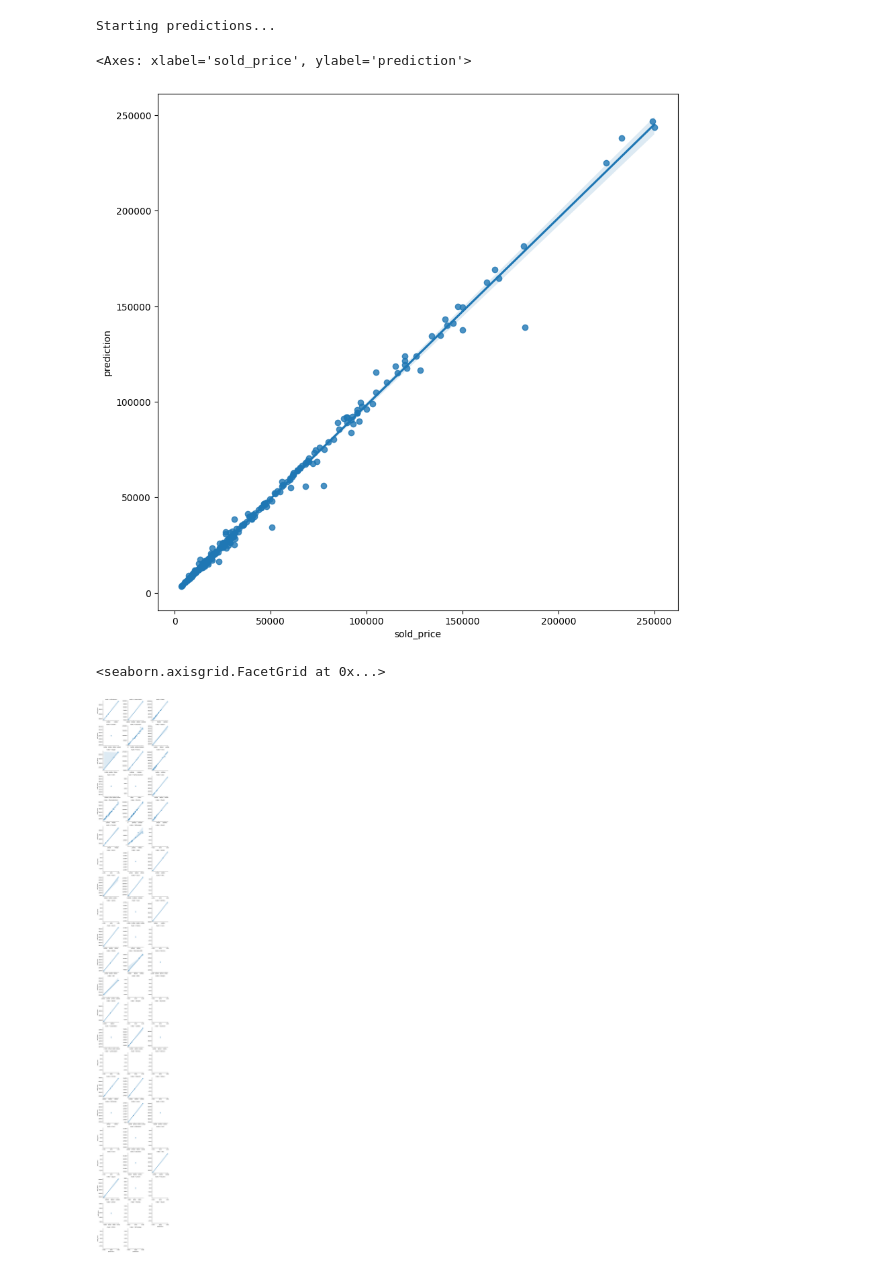
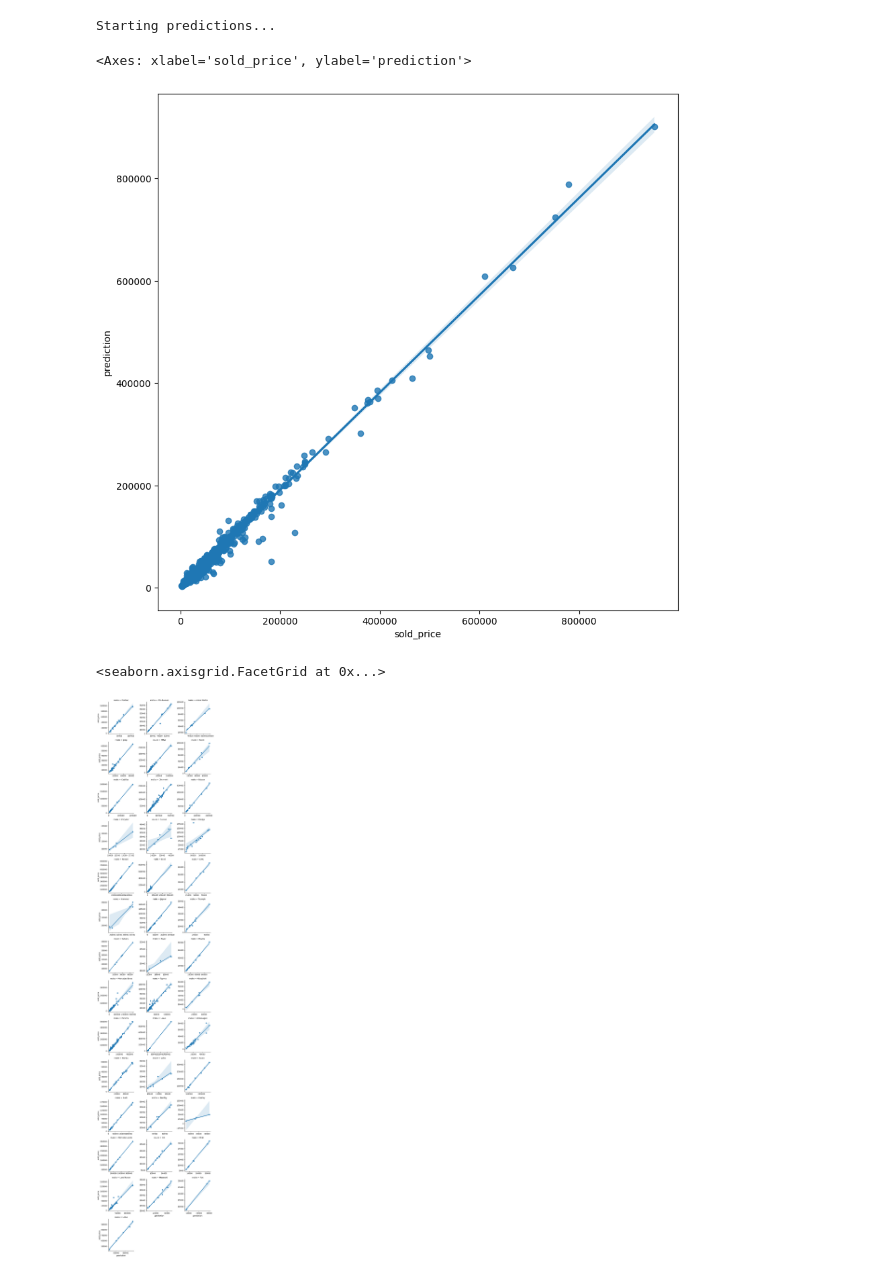
Before and after one commit to redshift75/autostrada, a Jupyter notebook: notebooks/car-results.ipynb, the cells around one changed output. Cells and saved outputs as stored; diff of their text form; code cells hidden in the pictures.

Commit message:
notebook charts improved

```diff
--- a/notebooks/car-results.ipynb
+++ b/notebooks/car-results.ipynb
@@ -74,8 +67,7 @@ supabase = create_client(SUPABASE_URL, SUPABASE_SERVICE_KEY)
 response = (
     supabase.table("bat_completed_auctions")
     .select("year, make, model, mileage, normalized_color, transmission, sold_price, bid_amount, end_date, status, url")
-    .gte("end_date", datetime.today() - (timedelta(days=7)))
-    #.eq("make", "McLaren")
+    .gte("end_date", datetime.today() - (timedelta(days=30)))
     .eq("country_code", "US")
     .eq("status", "sold")
     .not_.is_("model", None)
@@ -130,13 +122,17 @@ plt.figure(figsize = (10, 10))
 sns.regplot(x=analysis.sold_price, y=analysis.prediction)
 # %% [output]
 <Axes: xlabel='sold_price', ylabel='prediction'>
-[figure, old version]
+[figure, new version]
 # %%
+counts = analysis['prediction'].groupby(df['make']).count()
+frequent = counts[counts >= 4].index
+filter = analysis[df['make'].isin(frequent)]
+
 # Predicted vs Sold Price Scatter by model
-g = sns.FacetGrid(analysis, col="make", col_wrap=3, sharex=False, sharey=False)
+g = sns.FacetGrid(filter, col="make", col_wrap=3, sharex=False, sharey=False)
 
 # Map scatter plots to the grid
 g.map(sns.regplot, "prediction", "sold_price")
 # %% [output]
 <seaborn.axisgrid.FacetGrid at 0x...>
-[figure, old version]
+[figure, new version]
```
Also changed, not shown: parts of 3 cells of this notebook.
